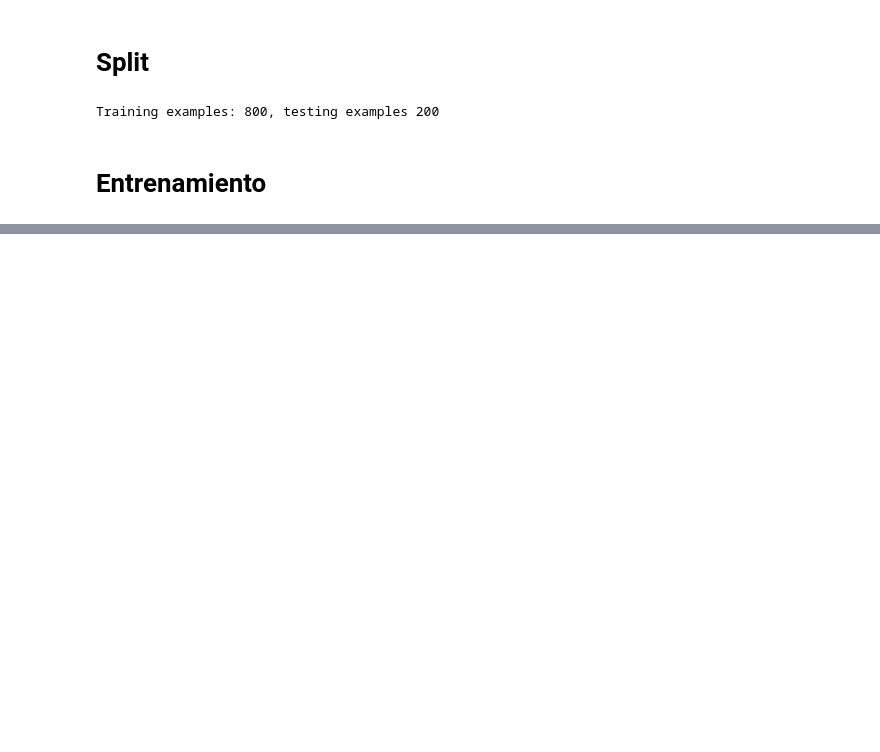
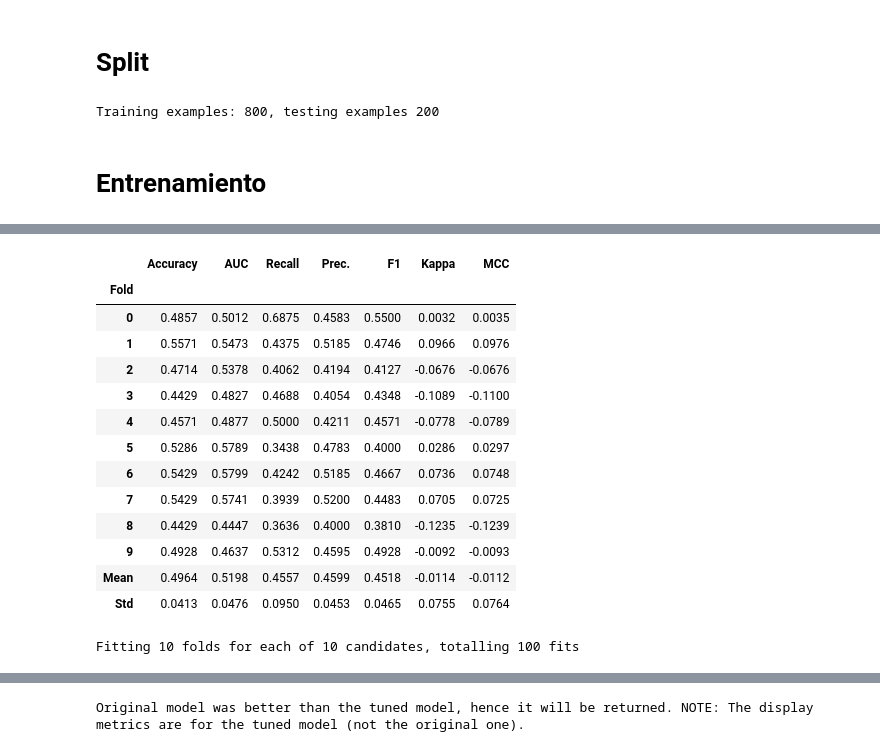
Before and after one commit to Factoria-F5-AI-Bootcamp-1-Edicion/NLP_Verbo, a Jupyter notebook: EDA_Verbo.ipynb, the cells around one changed output, grey strips where cells are left out. Saved outputs shown, nothing was run; the diff lists cells and outputs as text; code cells hidden in the pictures; blank space fills up the shorter version.

```diff
--- a/EDA_Verbo.ipynb
+++ b/EDA_Verbo.ipynb
@@ -708,0 +835,7 @@ pickle.dump(LGBM, open('LGBM.pkl', 'wb'))
+# %%
+#Se crea modelo predictivo QDA
+qda = create_model('qda',verbose = False)
+# %%
+#Tuneo de hiperparametros, priorizando metrica Recall
+tuned_qda = tune_model(qda, optimize = 'Recall', early_stopping = True)
+# %% [output]
@@ -708,0 +843,15 @@ pickle.dump(LGBM, open('LGBM.pkl', 'wb'))
+|  | Accuracy | AUC | Recall | Prec. | F1 | Kappa | MCC |
+| Fold |  |  |  |  |  |  |  |
+| 0 | 0.4857 | 0.5012 | 0.6875 | 0.4583 | 0.5500 | 0.0032 | 0.0035 |
+| 1 | 0.5571 | 0.5473 | 0.4375 | 0.5185 | 0.4746 | 0.0966 | 0.0976 |
+| 2 | 0.4714 | 0.5378 | 0.4062 | 0.4194 | 0.4127 | -0.0676 | -0.0676 |
+| 3 | 0.4429 | 0.4827 | 0.4688 | 0.4054 | 0.4348 | -0.1089 | -0.1100 |
+| 4 | 0.4571 | 0.4877 | 0.5000 | 0.4211 | 0.4571 | -0.0778 | -0.0789 |
+| 5 | 0.5286 | 0.5789 | 0.3438 | 0.4783 | 0.4000 | 0.0286 | 0.0297 |
+| 6 | 0.5429 | 0.5799 | 0.4242 | 0.5185 | 0.4667 | 0.0736 | 0.0748 |
+| 7 | 0.5429 | 0.5741 | 0.3939 | 0.5200 | 0.4483 | 0.0705 | 0.0725 |
+| 8 | 0.4429 | 0.4447 | 0.3636 | 0.4000 | 0.3810 | -0.1235 | -0.1239 |
+| 9 | 0.4928 | 0.4637 | 0.5312 | 0.4595 | 0.4928 | -0.0092 | -0.0093 |
+| Mean | 0.4964 | 0.5198 | 0.4557 | 0.4599 | 0.4518 | -0.0114 | -0.0112 |
+| Std | 0.0413 | 0.0476 | 0.0950 | 0.0453 | 0.0465 | 0.0755 | 0.0764 |
+Fitting 10 folds for each of 10 candidates, totalling 100 fits
@@ -708,0 +859 @@ pickle.dump(LGBM, open('LGBM.pkl', 'wb'))
+Original model was better than the tuned model, hence it will be returned. NOTE: The display metrics are for the tuned model (not the original one).
```
Also changed, not shown: parts of 41 cells of this notebook.
